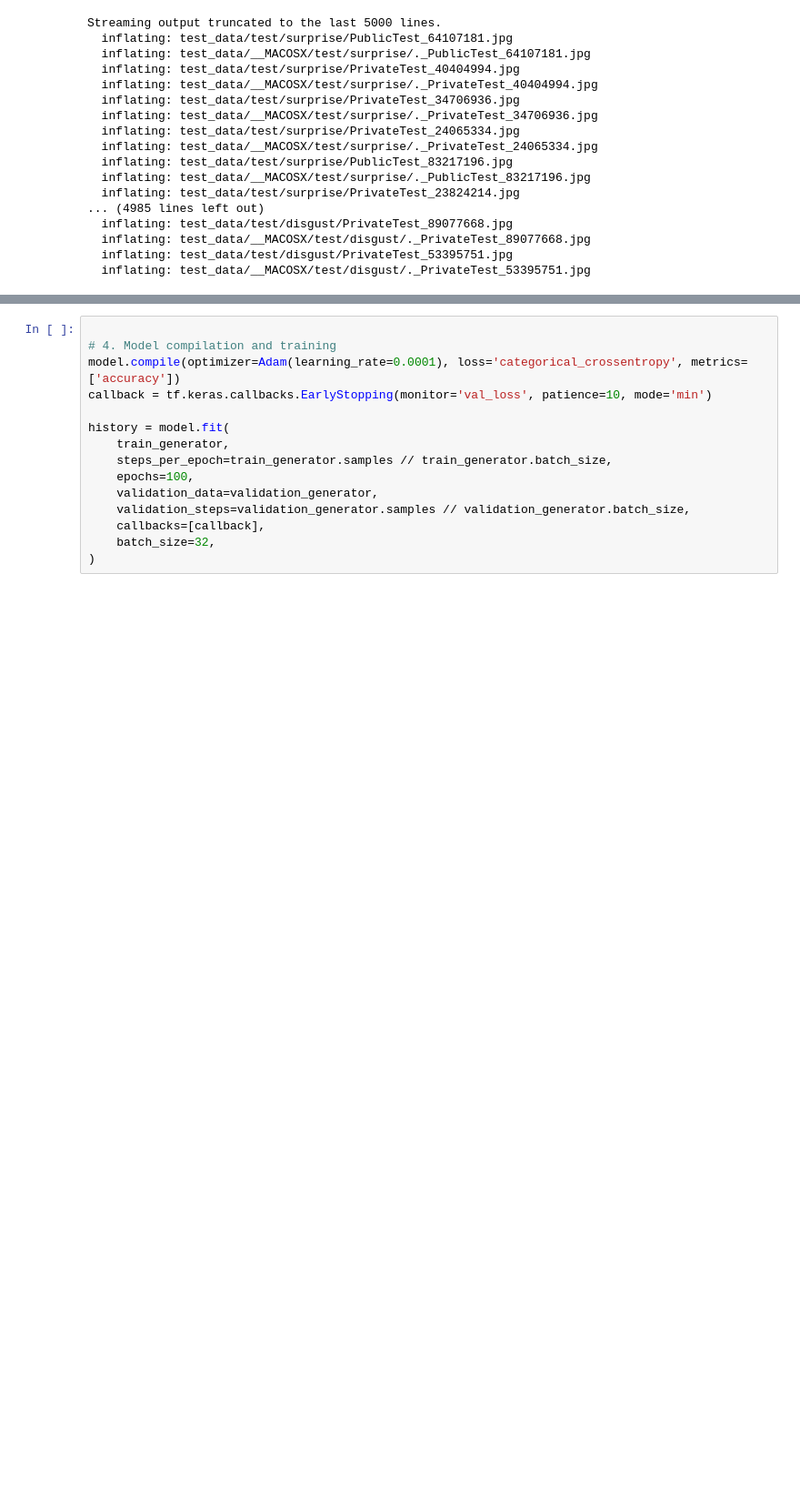
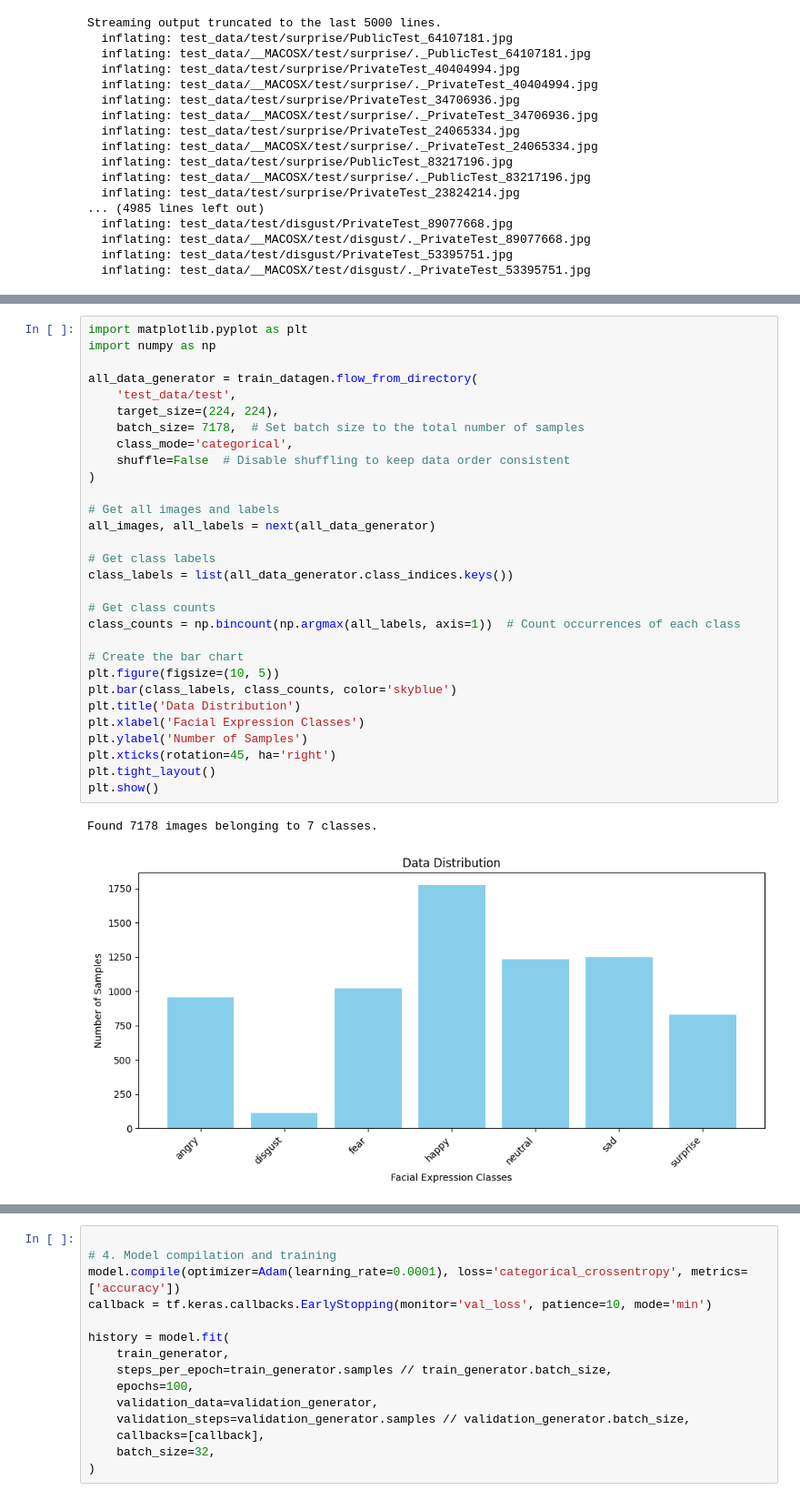
Before and after one commit to shoboske/facial-emotion-classification-project, a Jupyter notebook: main.ipynb, the cells around one changed output, grey strips where cells are left out. Shown: that part at 91% size. Saved outputs shown, nothing was run; the diff lists cells and outputs as text; blank space fills up the shorter version.

Commit message:
added more graphs to show data distribution

```diff
--- a/main.ipynb
+++ b/main.ipynb
@@ -64,0 +64,33 @@ Found 1432 images belonging to 7 classes.
+# %%
+import matplotlib.pyplot as plt
+import numpy as np
+
+all_data_generator = train_datagen.flow_from_directory(
+    'test_data/test',
+    target_size=(224, 224),
+    batch_size= 7178,  # Set batch size to the total number of samples
+    class_mode='categorical',
+    shuffle=False  # Disable shuffling to keep data order consistent
+)
+
+# Get all images and labels
+all_images, all_labels = next(all_data_generator)
+
+# Get class labels
+class_labels = list(all_data_generator.class_indices.keys())
+
+# Get class counts
+class_counts = np.bincount(np.argmax(all_labels, axis=1))  # Count occurrences of each class
+
+# Create the bar chart
+plt.figure(figsize=(10, 5))
+plt.bar(class_labels, class_counts, color='skyblue')
+plt.title('Data Distribution')
+plt.xlabel('Facial Expression Classes')
+plt.ylabel('Number of Samples')
+plt.xticks(rotation=45, ha='right')
+plt.tight_layout()
+plt.show()
+# %% [output]
+Found 7178 images belonging to 7 classes.
+[figure, added]
```
Also changed, not shown: parts of 3 cells of this notebook.
